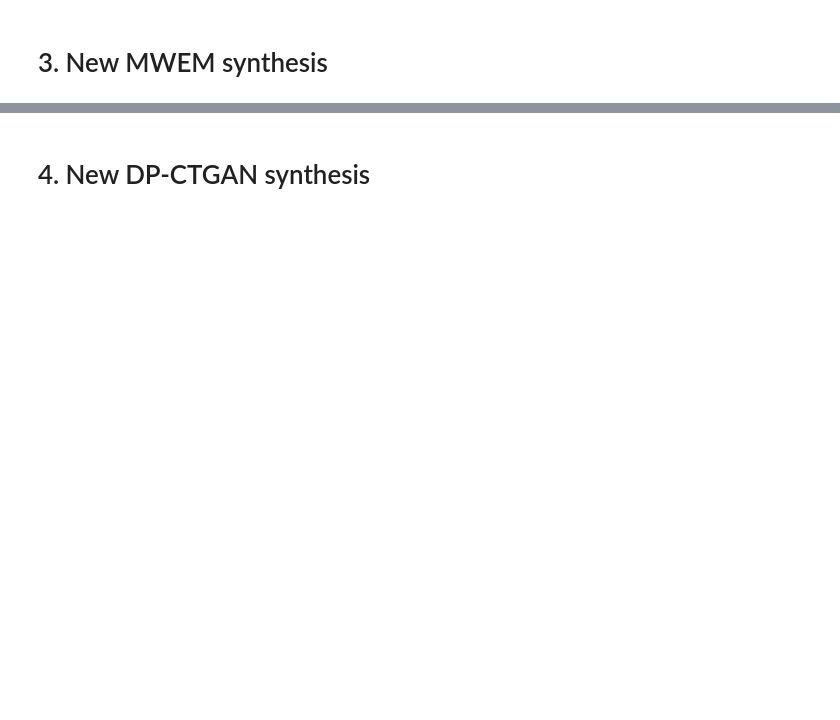
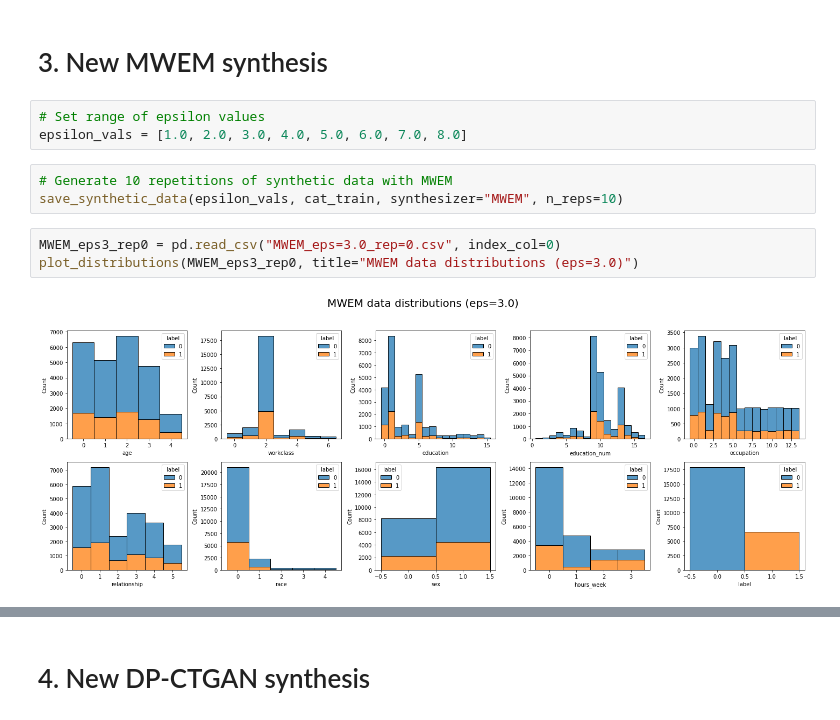
Before and after one commit to kgrabarz/microsoft_capstone_fall_2021, a Jupyter notebook: Code/Pipelines_and_EDA/14-Adult-New-Results.ipynb, the cells around one changed output, grey strips where cells are left out. Cells and saved outputs as stored; diff of their text form; blank space fills up the shorter version.

```diff
--- a/Code/Pipelines_and_EDA/14-Adult-New-Results.ipynb
+++ b/Code/Pipelines_and_EDA/14-Adult-New-Results.ipynb
@@ -95,2 +122,13 @@ Avg train pred: 0.1415, Avg test pred: 0.1460
 # %% [markdown]
 # 3. New MWEM synthesis
+# %%
+# Set range of epsilon values
+epsilon_vals = [1.0, 2.0, 3.0, 4.0, 5.0, 6.0, 7.0, 8.0]
+# %%
+# Generate 10 repetitions of synthetic data with MWEM
+save_synthetic_data(epsilon_vals, cat_train, synthesizer="MWEM", n_reps=10)
+# %%
+MWEM_eps3_rep0 = pd.read_csv("MWEM_eps=3.0_rep=0.csv", index_col=0)
+plot_distributions(MWEM_eps3_rep0, title="MWEM data distributions (eps=3.0)")
+# %% [output]
+[figure, added]
```
Also changed, not shown: parts of 75 cells of this notebook.
